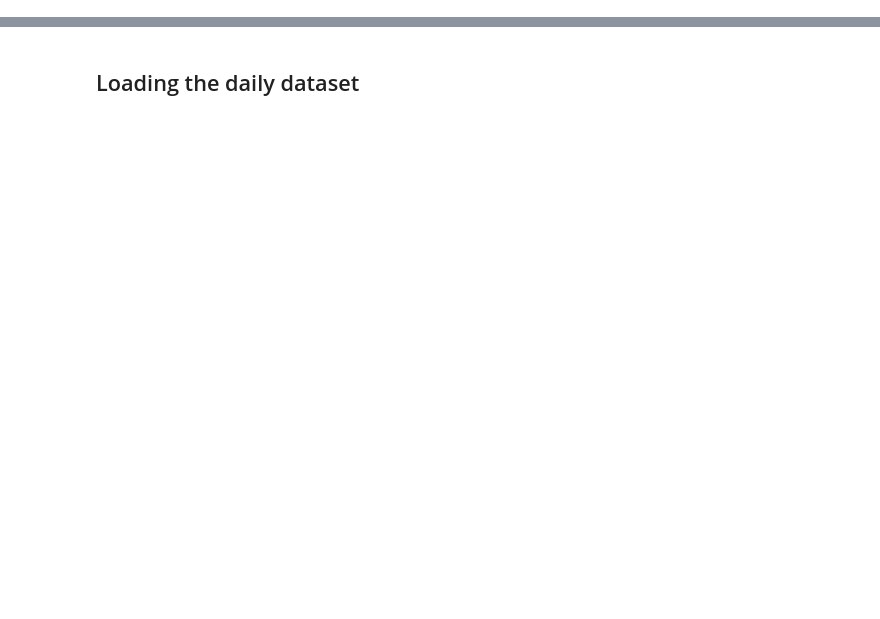
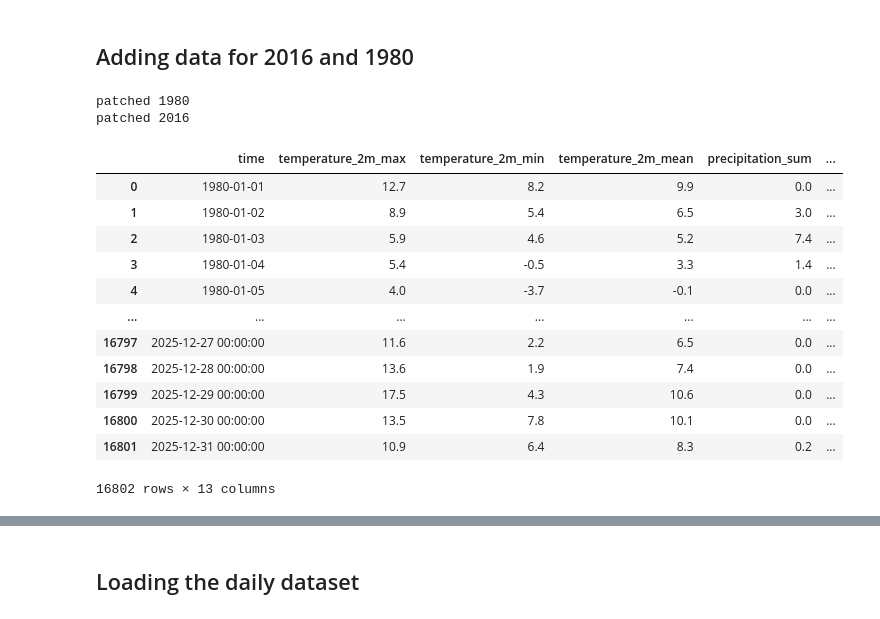
Before and after one commit to gderiddershanghai/shanghai-weather-app, a Jupyter notebook: Nbs/METEASTAT_API.ipynb, the cells around one changed output, grey strips where cells are left out. Cells and saved outputs as stored; diff of their text form; code cells hidden in the pictures; blank space fills up the shorter version.

```diff
--- a/Nbs/METEASTAT_API.ipynb
+++ b/Nbs/METEASTAT_API.ipynb
@@ -7,3 +7,47 @@ import pandas as pd
 import json
 import numpy as np
 import seaborn as sns
+# %% [markdown]
+## Adding data for 2016 and 1980
+# %%
+MISSING_YEARS = [1980, 2016]
+MISSING_VARS = [
+    "apparent_temperature_min",
+    "apparent_temperature_max",
+    "wind_speed_10m_mean",
+]
+
+def fetch_missing_year(y, vars_):
+    start, end = f"{y}-01-01", f"{y}-12-31"
+    return get_daily(start, end, vars_)
+
+fix_frames = []
+for y in MISSING_YEARS:
+    try:
+        d = fetch_missing_year(y, MISSING_VARS)
+        fix_frames.append(d)
+        print(f"patched {y}")
+    except Exception as e:
+        print(f"{y} failed: {e}")
+
+df_fix = pd.concat(fix_frames, ignore_index=True)
+df_fix["time"] = pd.to_datetime(df_fix["time"])
+# %% [output]
+patched 1980
+patched 2016
+# %%
+df_weather
+# %% [output]
+|  | time | temperature_2m_max | temperature_2m_min | temperature_2m_mean | precipitation_sum | ... |
+| 0 | 1980-01-01 | 12.7 | 8.2 | 9.9 | 0.0 | ... |
+| 1 | 1980-01-02 | 8.9 | 5.4 | 6.5 | 3.0 | ... |
+| 2 | 1980-01-03 | 5.9 | 4.6 | 5.2 | 7.4 | ... |
+| 3 | 1980-01-04 | 5.4 | -0.5 | 3.3 | 1.4 | ... |
+| 4 | 1980-01-05 | 4.0 | -3.7 | -0.1 | 0.0 | ... |
+| ... | ... | ... | ... | ... | ... | ... |
+| 16797 | 2025-12-27 00:00:00 | 11.6 | 2.2 | 6.5 | 0.0 | ... |
+| 16798 | 2025-12-28 00:00:00 | 13.6 | 1.9 | 7.4 | 0.0 | ... |
+| 16799 | 2025-12-29 00:00:00 | 17.5 | 4.3 | 10.6 | 0.0 | ... |
+| 16800 | 2025-12-30 00:00:00 | 13.5 | 7.8 | 10.1 | 0.0 | ... |
+| 16801 | 2025-12-31 00:00:00 | 10.9 | 6.4 | 8.3 | 0.2 | ... |
+16802 rows × 13 columns
```
Also changed, not shown: parts of 8 cells of this notebook, 19 other files.
